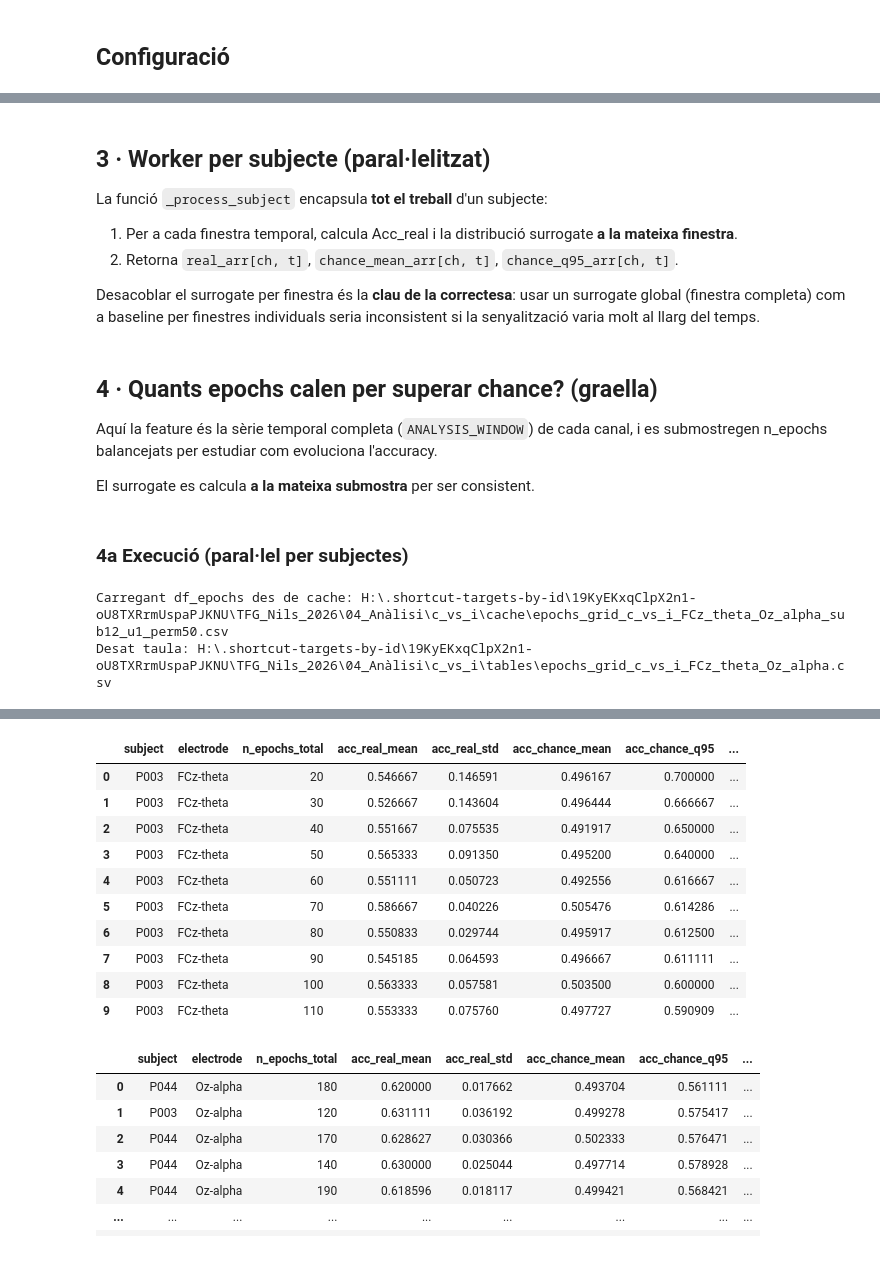
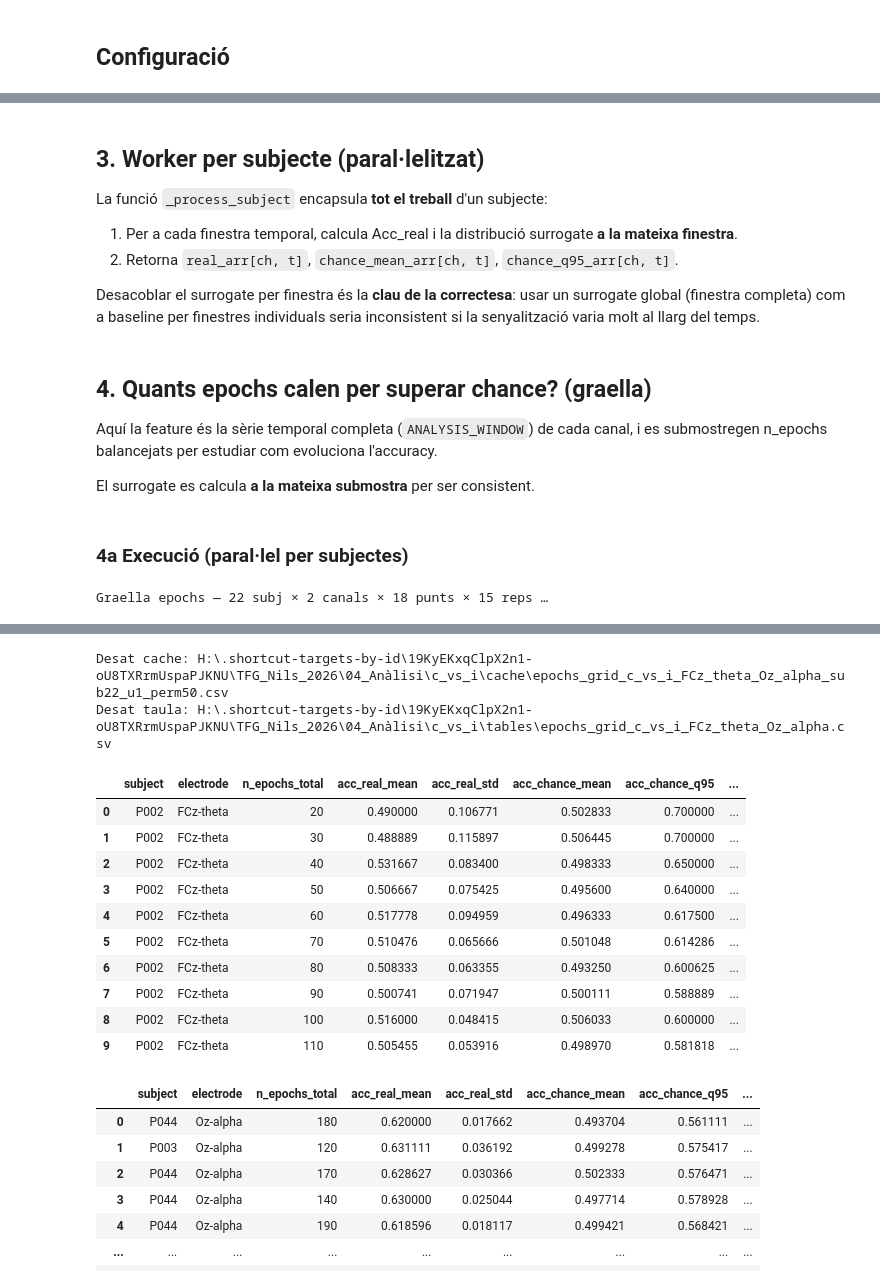
Before and after one commit to nilsduran/TFG, a Jupyter notebook: src/notebooks/03_chance_level.ipynb, the cells around one changed output, grey strips where cells are left out. Cells and saved outputs as stored; diff of their text form; code cells hidden in the pictures.

```diff
--- a/src/notebooks/03_chance_level.ipynb
+++ b/src/notebooks/03_chance_level.ipynb
@@ -95,9 +95,18 @@ BAND_RANGES = {
 }
 CHANNEL_MODE = [f"{ch}-{band}" for ch, band in TARGET_BAND_CHANNELS]
 
+# Mapa de condicions com a 01_exploració_dades.ipynb: codis + tags event_<codi>
+COND_EVENTS_CODES = {
+    "Congruent": [1, 2],
+    "Incongruent_Pur": [3, 4, 5, 6],
+}
+COND_EVENTS = {
+    cond_name: [f"event_{code}" for code in codes_list] for cond_name, codes_list in COND_EVENTS_CODES.items()
+}
+
 # Subjectes: sempre des de CSV, i retallats amb MAX_SUBJECTS
 SELECTED_SUBJECTS_CSV = PROJECT_DIR / "04_Anàlisi" / "01_exploracio" / "tables" / "subjectes_seleccionats.csv"
-MAX_SUBJECTS = 12  # None = tots els del CSV
+MAX_SUBJECTS = 22  # None = tots els del CSV
 UNDERSAMPLE_CLASSES = True  # balanceja C/I per subjecte
 
 # Directoris de sortida
@@ -109,7 +118,7 @@ ONSET_CSV = TABLES_DIR / "onset_summary_c_vs_i_FCz_theta_Oz_alpha.csv"
 
 # Mapa temps×elèctrode
 MAP_WINDOW_SEC = 0.500  # amplada finestra temporal (s)
-MAP_STEP_SEC = 0.02  # pas (s)
+MAP_STEP_SEC = 0.1  # pas (s)
 MAP_CV_MAX_SPLITS = 5  # màxim folds CV
 
 # Surrogate
@@ -132,6 +141,8 @@ print(f"SELECTED_SUBJECTS_CSV: {SELECTED_SUBJECTS_CSV}")
 print(f"CACHE_MAP_FILE: {CACHE_MAP_FILE}")
 print(f"TARGET_BAND_CHANNELS: {TARGET_BAND_CHANNELS}")
 print(f"BAND_RANGES: {BAND_RANGES}")
+print(f"COND_EVENTS_CODES: {COND_EVENTS_CODES}")
+print(f"COND_EVENTS (tags): {COND_EVENTS}")
 # %% [output]
 BASE_DIR: H:\.shortcut-targets-by-id\19KyEKxqClpX2n1-oU8TXRrmUspaPJKNU\TFG_Nils_2026
 ANALYSIS_ROOT: H:\.shortcut-targets-by-id\19KyEKxqClpX2n1-oU8TXRrmUspaPJKNU\TFG_Nils_2026\04_Anàlisi
@@ -180,17 +193,23 @@ def load_chance_epochs():
         ep.set_channel_types({ch: "eeg" for ch in ep.ch_names}, on_unit_change="ignore")
         ep = ep.copy().pick(mne.pick_types(ep.info, eeg=True))
 
-        c_names = [n for n in COND_EVENTS["Congruent"] if n in ep.event_id]
-        i_names = [n for n in COND_EVENTS["Incongruent"] if n in ep.event_id]
-        ep = ep[c_names + i_names].copy().crop(tmin=ANALYSIS_WINDOW[0], tmax=ANALYSIS_WINDOW[1])
+        # La selecció real es fa pels codis de 01; els tags es mantenen només com a referència.
+        c_codes = COND_EVENTS_CODES["Congruent"]
+        ip_codes = COND_EVENTS_CODES["Incongruent_Pur"]
+        events = ep.events[:, 2]
+        c_mask = np.isin(events, c_codes)
+        ip_mask = np.isin(events, ip_codes)
+        if not c_mask.any() or not ip_mask.any():
+            skipped.append(f"{fif_path.name}: falten codis requerits (C={int(c_mask.sum())}, IP={int(ip_mask.sum())})")
+            continue
+        ep = ep[c_mask | ip_mask].copy().crop(tmin=ANALYSIS_WINDOW[0], tmax=ANALYSIS_WINDOW[1])
 
         events = ep.events[:, 2]
-        c_codes = [ep.event_id[n] for n in c_names]
         y_s = np.where(np.isin(events, c_codes), 0, 1).astype(np.int8)
 
         n_c, n_i = int((y_s == 0).sum()), int((y_s == 1).sum())
         if min(n_c, n_i) == 0:
-            skipped.append(f"{fif_path.name}: classe buida (C={n_c}, I={n_i})")
+            skipped.append(f"{fif_path.name}: classe buida (C={n_c}, IP={n_i})")
             continue
 
         if UNDERSAMPLE_CLASSES:
@@ -246,7 +265,7 @@ def load_chance_epochs():
     ch_names = derived_ch_names
     times = np.array(ep.times, dtype=np.float32)
 
-    print(f"Mostres totals: {len(y)} | C={(y==0).sum()} | I={(y==1).sum()}")
+    print(f"Mostres totals: {len(y)} | C={(y==0).sum()} | IP={(y==1).sum()}")
     print(f"Subjectes carregats: {len(np.unique(subj_list))} | Canals derivats: {ch_names} | Temps: {len(times)}")
     if skipped:
         print("Omesos:")
@@ -351,7 +366,7 @@ def balanced_sample(y_s, n_total, rng):
     rng.shuffle(out)
     return out
 # %% [markdown]
-## 3 · Worker per subjecte (paral·lelitzat)
+## 3. Worker per subjecte (paral·lelitzat)
 
 La funció `_process_subject` encapsula **tot el treball** d'un subjecte:
 
@@ -400,7 +415,7 @@ def _process_subject(si, subj, X_all, y_all, subj_list_all, ch_names_l, starts,
 
     return real_arr, surr_mean, surr_q95
 # %% [markdown]
-## 4 · Quants epochs calen per superar chance? (graella)
+## 4. Quants epochs calen per superar chance? (graella)
 
 Aquí la feature és la sèrie temporal completa (`ANALYSIS_WINDOW`) de cada canal,
 i es submostregen n_epochs balancejats per estudiar com evoluciona l'accuracy.
@@ -477,7 +492,7 @@ def _epochs_worker(si, subj, X_all, y_all, subj_list_all, ch_names_l):
 subject_ids = pd.unique(subj_list).tolist()
 
 CACHE_EPOCHS = CACHE_EPOCHS_DIR / (
-    f"epochs_grid_{TASK_TAG}_sub{MAX_SUBJECTS if MAX_SUBJECTS is not None else 'all'}_"
+    f"epochs_grid_{TASK_TAG}_sub{MAX_SUBJECTS if MAX_SUBJECTS is not None else str(len(subject_ids))}_"
     f"u{int(UNDERSAMPLE_CLASSES)}_perm{N_PERM_SURROGATE}.csv"
 )
 
@@ -507,5 +522,4 @@ df_epochs.to_csv(EPOCHS_CSV, index=False)
 print(f"Desat taula: {EPOCHS_CSV}")
 df_epochs.head(10)
 # %% [output]
-Carregant df_epochs des de cache: H:\.shortcut-targets-by-id\19KyEKxqClpX2n1-oU8TXRrmUspaPJKNU\TFG_Nils_2026\04_Anàlisi\c_vs_i\cache\epochs_grid_c_vs_i_FCz_theta_Oz_alpha_sub12_u1_perm50.csv
-Desat taula: H:\.shortcut-targets-by-id\19KyEKxqClpX2n1-oU8TXRrmUspaPJKNU\TFG_Nils_2026\04_Anàlisi\c_vs_i\tables\epochs_grid_c_vs_i_FCz_theta_Oz_alpha.csv
+Graella epochs — 22 subj × 2 canals × 18 punts × 15 reps …
@@ -512,14 +530,16 @@ Desat taula: H:\.shortcut-targets-by-id\19KyEKxqClpX2n1-oU8TXRrmUspaPJKNU\TFG_Ni
+Desat cache: H:\.shortcut-targets-by-id\19KyEKxqClpX2n1-oU8TXRrmUspaPJKNU\TFG_Nils_2026\04_Anàlisi\c_vs_i\cache\epochs_grid_c_vs_i_FCz_theta_Oz_alpha_sub22_u1_perm50.csv
+Desat taula: H:\.shortcut-targets-by-id\19KyEKxqClpX2n1-oU8TXRrmUspaPJKNU\TFG_Nils_2026\04_Anàlisi\c_vs_i\tables\epochs_grid_c_vs_i_FCz_theta_Oz_alpha.csv
 |  | subject | electrode | n_epochs_total | acc_real_mean | acc_real_std | acc_chance_mean | acc_chance_q95 | ... |
-| 0 | P003 | FCz-theta | 20 | 0.546667 | 0.146591 | 0.496167 | 0.700000 | ... |
-| 1 | P003 | FCz-theta | 30 | 0.526667 | 0.143604 | 0.496444 | 0.666667 | ... |
-| 2 | P003 | FCz-theta | 40 | 0.551667 | 0.075535 | 0.491917 | 0.650000 | ... |
-| 3 | P003 | FCz-theta | 50 | 0.565333 | 0.091350 | 0.495200 | 0.640000 | ... |
-| 4 | P003 | FCz-theta | 60 | 0.551111 | 0.050723 | 0.492556 | 0.616667 | ... |
-| 5 | P003 | FCz-theta | 70 | 0.586667 | 0.040226 | 0.505476 | 0.614286 | ... |
-| 6 | P003 | FCz-theta | 80 | 0.550833 | 0.029744 | 0.495917 | 0.612500 | ... |
-| 7 | P003 | FCz-theta | 90 | 0.545185 | 0.064593 | 0.496667 | 0.611111 | ... |
-| 8 | P003 | FCz-theta | 100 | 0.563333 | 0.057581 | 0.503500 | 0.600000 | ... |
-| 9 | P003 | FCz-theta | 110 | 0.553333 | 0.075760 | 0.497727 | 0.590909 | ... |
+| 0 | P002 | FCz-theta | 20 | 0.490000 | 0.106771 | 0.502833 | 0.700000 | ... |
+| 1 | P002 | FCz-theta | 30 | 0.488889 | 0.115897 | 0.506445 | 0.700000 | ... |
+| 2 | P002 | FCz-theta | 40 | 0.531667 | 0.083400 | 0.498333 | 0.650000 | ... |
+| 3 | P002 | FCz-theta | 50 | 0.506667 | 0.075425 | 0.495600 | 0.640000 | ... |
+| 4 | P002 | FCz-theta | 60 | 0.517778 | 0.094959 | 0.496333 | 0.617500 | ... |
+| 5 | P002 | FCz-theta | 70 | 0.510476 | 0.065666 | 0.501048 | 0.614286 | ... |
+| 6 | P002 | FCz-theta | 80 | 0.508333 | 0.063355 | 0.493250 | 0.600625 | ... |
+| 7 | P002 | FCz-theta | 90 | 0.500741 | 0.071947 | 0.500111 | 0.588889 | ... |
+| 8 | P002 | FCz-theta | 100 | 0.516000 | 0.048415 | 0.506033 | 0.600000 | ... |
+| 9 | P002 | FCz-theta | 110 | 0.505455 | 0.053916 | 0.498970 | 0.581818 | ... |
 # %%
 # Mostrar df_epochs ordenats per delta_acc_q95 descendent
 df_epochs_sorted = df_epochs.sort_values("delta_acc_q95", ascending=False).reset_index(drop=True)
```
Also changed, not shown: parts of 21 cells of this notebook, 1 other file.
